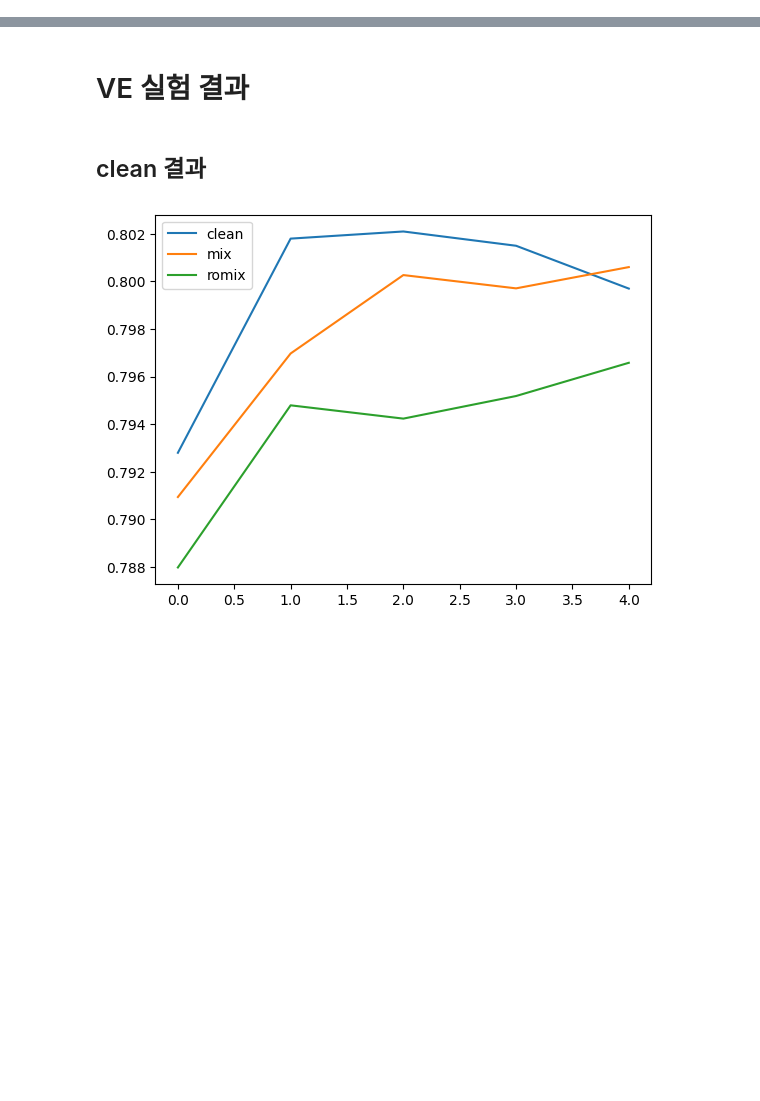
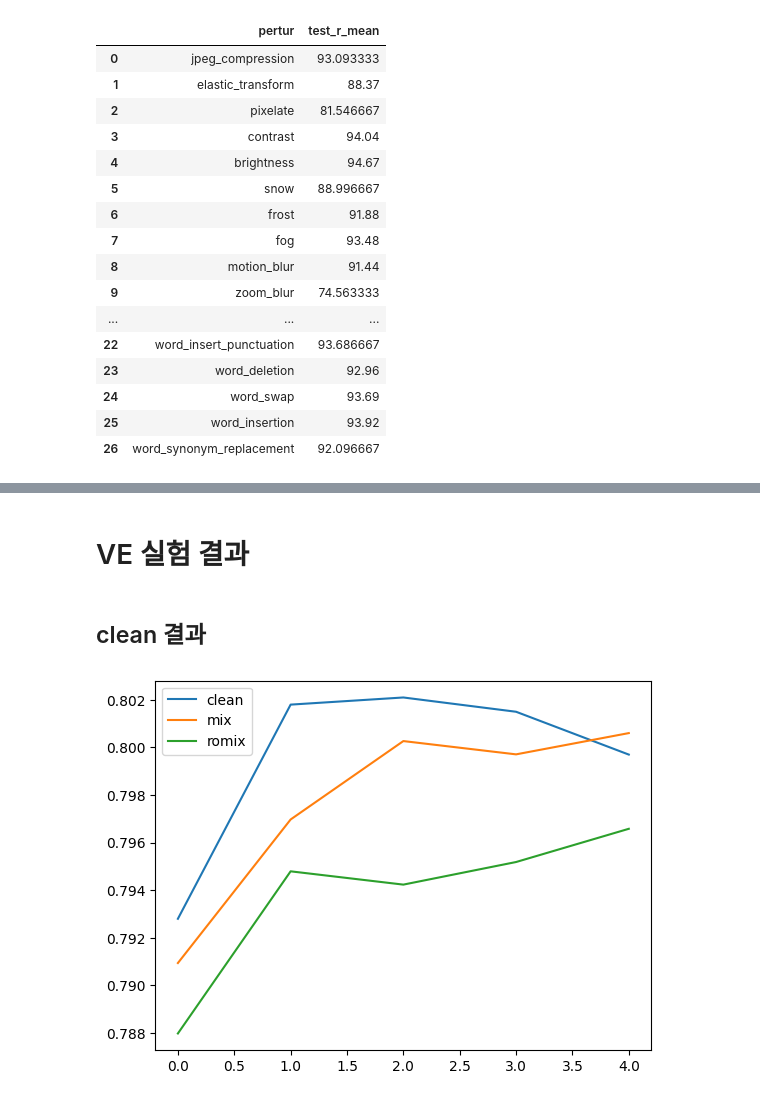
Before and after one commit to crimama/RobustMixGen, a Jupyter notebook: Result.ipynb, the cells around one changed output, grey strips where cells are left out. Drawn from its saved outputs; the diff is of its cells as text; code cells hidden in the pictures; blank space fills up the shorter version.

```diff
--- a/Result.ipynb
+++ b/Result.ipynb
@@ -16,3 +18,21 @@ def get_result(log_dir, pertur=False):
         for epoch in data[:-1]:
             result.append(eval(epoch))
     return result
+
+def get_mmi(df):
+    clean = df[df['pertur'] =='clean'][['test_txt_r_mean', 'test_img_r_mean','test_r_mean']]
+
+    df['test_txt_mmi'] = df['test_txt_r_mean'].apply(lambda x : (x-clean['test_txt_r_mean']) / clean['test_txt_r_mean'])
+    df['test_img_mmi'] = df['test_img_r_mean'].apply(lambda x : (x-clean['test_img_r_mean']) / clean['test_img_r_mean'])
+    df['test_mmi'] = df['test_r_mean'].apply(lambda x : (x-clean['test_r_mean']) / clean['test_r_mean'])
+    df.sort_values(by=['pertur_type','pertur'],inplace=True)
+
+    return df
+
+mmi_columns = ['test_txt_mmi' ,'test_img_mmi' ,'test_mmi']
+columns_order = ['jpeg_compression', 'elastic_transform', 'pixelate', 'contrast',
+                 'brightness', 'snow', 'frost','fog',
+                 'motion_blur','zoom_blur','glass_blur','defocus_blur',
+                 'speckle_noise','impulse_noise','shot_noise','gaussian_noise',
+                 'char_delete', 'char_swap','char_substitute','char_insert','char_ocr','char_keyboard',
+                 'word_insert_punctuation', 'word_deletion', 'word_swap', 'word_insertion','word_synonym_replacement']
@@ -18,0 +90,28 @@ def get_result(log_dir, pertur=False):
+# %%
+clean_once = get_mmi(pd.DataFrame(get_result('output/Retrieval/Flickr30K/romixgen/Retrieval-Flickr30K-romixgen/Eval_log.txt', pertur=True)))
+clean_once['train'] = 'clean'
+
+clean_twice = get_mmi(pd.DataFrame(get_result('output/Retrieval/Flickr30K/romixgen/Retrieval-Flickr30K-double_random-romixgen/Eval_log.txt', pertur=True)))
+clean_twice['train'] = 'clean'
+# %%
+temp = clean_once[['pertur', 'test_r_mean']].T
+temp.columns = temp.iloc[0,:]
+temp.iloc[-1,:][columns_order].reset_index()
+# %% [output]
+|  | pertur | test_r_mean |
+| 0 | jpeg_compression | 93.093333 |
+| 1 | elastic_transform | 88.37 |
+| 2 | pixelate | 81.546667 |
+| 3 | contrast | 94.04 |
+| 4 | brightness | 94.67 |
+| 5 | snow | 88.996667 |
+| 6 | frost | 91.88 |
+| 7 | fog | 93.48 |
+| 8 | motion_blur | 91.44 |
+| 9 | zoom_blur | 74.563333 |
+| ... | ... | ... |
+| 22 | word_insert_punctuation | 93.686667 |
+| 23 | word_deletion | 92.96 |
+| 24 | word_swap | 93.69 |
+| 25 | word_insertion | 93.92 |
+| 26 | word_synonym_replacement | 92.096667 |
```
Also changed, not shown: parts of 22 cells of this notebook.
